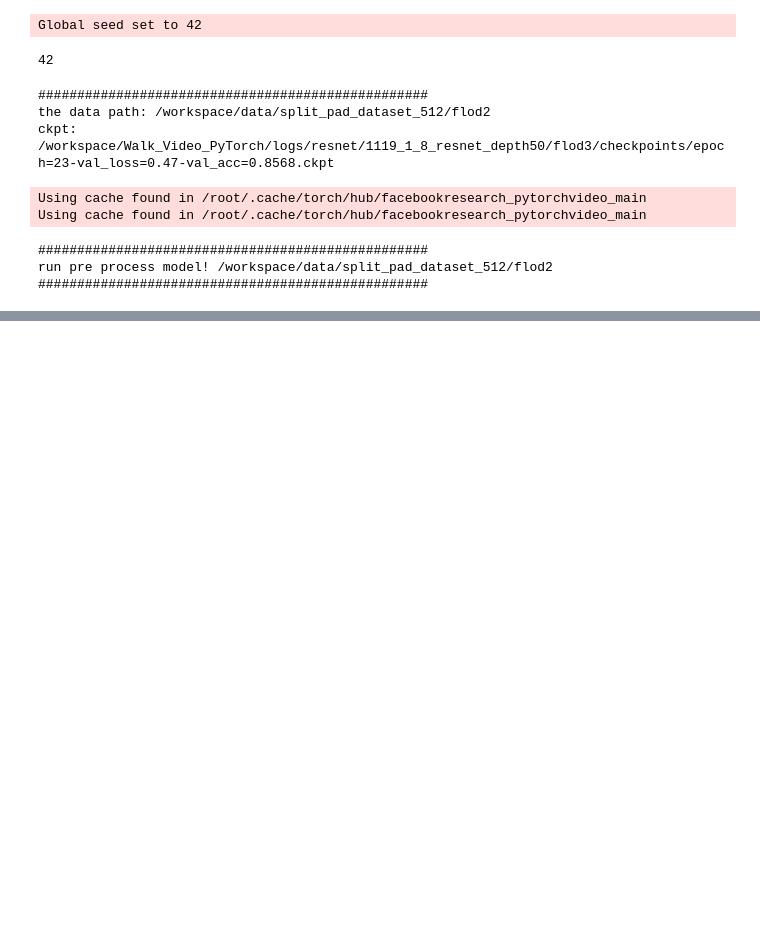
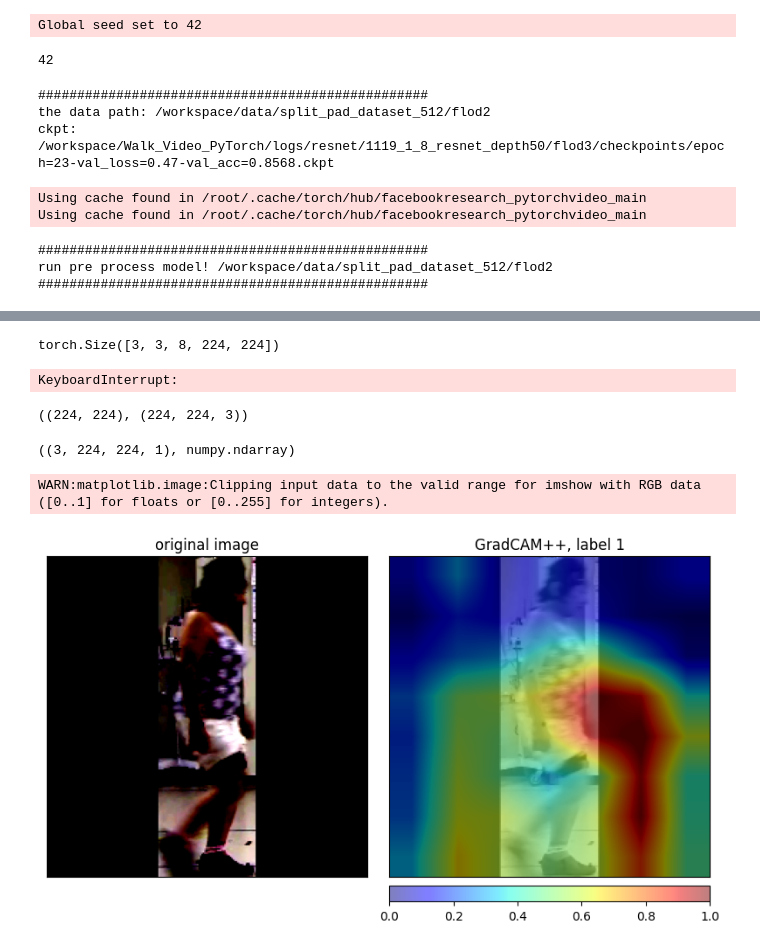
Before and after one commit to TsuguTsukumo/Walk_Video_PyTorch, a Jupyter notebook: project/misc/positive_rate.ipynb, the cells around one changed output, grey strips where cells are left out. Cells and saved outputs as stored; diff of their text form; code cells hidden in the pictures; blank space fills up the shorter version.

```diff
--- a/project/misc/positive_rate.ipynb
+++ b/project/misc/positive_rate.ipynb
@@ -273,0 +263,51 @@ plt.show()
+# %%
+video_01 = video[13:16]
+video_01.shape
+# %% [output]
+torch.Size([3, 3, 8, 224, 224])
+# %%
+from pytorch_grad_cam import GradCAM, HiResCAM, FullGrad, GradCAMPlusPlus, AblationCAM, ScoreCAM, LayerCAM
+from pytorch_grad_cam.utils.model_targets import ClassifierOutputTarget
+from pytorch_grad_cam.utils.image import show_cam_on_image
+
+# guided grad cam method
+target_layer = [model.model.blocks[-2].res_blocks[-1]]
+# target_layer = [ model.model.blocks[-2]]
+
+cam = LayerCAM(model, target_layer, use_cuda=True)
+
+targets = [ClassifierOutputTarget(-1)]
+
+grayscale_cam = cam(video_01, aug_smooth=True, eigen_smooth=True)
+
+grayscale_cam.shape
+# %% [output]
+KeyboardInterrupt:
+# %%
+grayscale_cam[0, :, :, 6].shape, video_01[0, :, 6, :].permute(1,2,0).cpu().detach().numpy().shape
+# %% [output]
+((224, 224), (224, 224, 3))
+# %%
+cam_map = grayscale_cam.mean(axis=3).squeeze()
+# cam_map = grayscale_cam[:,:,:,0].squeeze()
+cam_map = np.expand_dims(cam_map, 3)
+
+cam_map.shape, type(cam_map)
+# %% [output]
+((3, 224, 224, 1), numpy.ndarray)
+# %%
+from captum.attr import visualization as viz
+
+figure, axis = viz.visualize_image_attr_multiple(
+    cam_map[2],
+    video_01[2, :, 5, :].permute(1,2,0).cpu().detach().numpy(),
+    methods=['original_image', 'blended_heat_map'],
+    signs=['all', 'positive'],
+    show_colorbar=True,
+    outlier_perc=1,
+    cmap='jet',
+    titles=['original image', 'GradCAM++, label %s' % int(1)]
+)
+# %% [output]
+WARN:matplotlib.image:Clipping input data to the valid range for imshow with RGB data ([0..1] for floats or [0..255] for integers).
+[figure, added]
```
Also changed, not shown: parts of 7 cells of this notebook, 3 other files.
